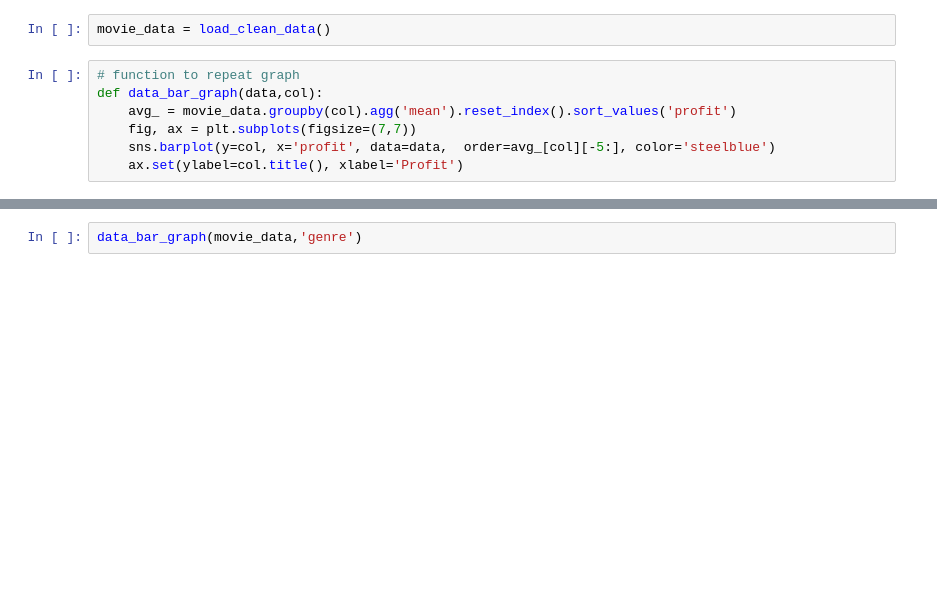
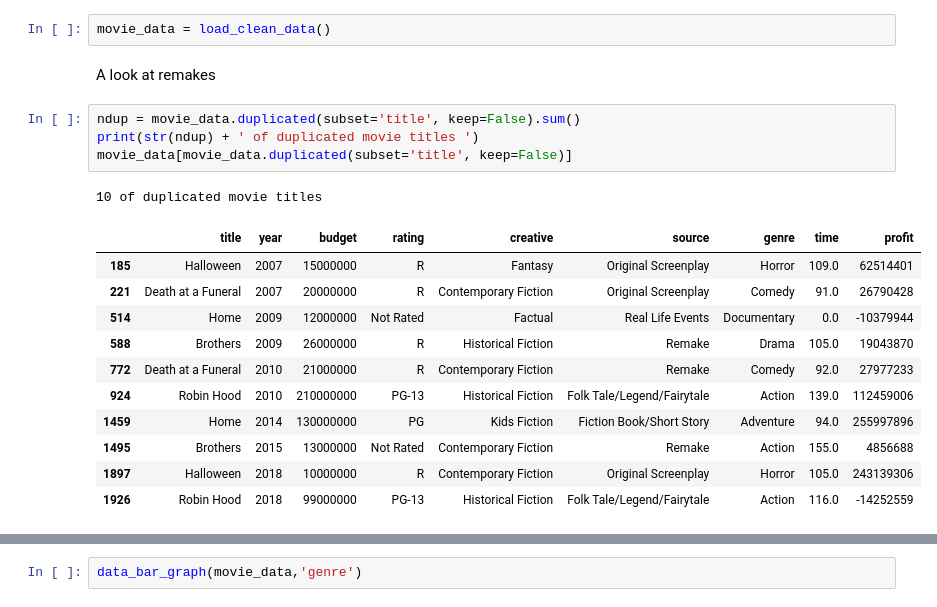
Before and after one commit to jleifnf/JN-Studio, a Jupyter notebook: JN-Studio.ipynb, the cells around one changed output, grey strips where cells are left out. Cells and saved outputs as stored; diff of their text form; blank space fills up the shorter version.

Commit message:
add more functions & edit README

```diff
--- a/JN-Studio.ipynb
+++ b/JN-Studio.ipynb
@@ -11,10 +13,22 @@ sns.set_style('darkgrid')
  Load and Clean MovieData.csv
 # %%
 movie_data = load_clean_data()
-# %%
-# function to repeat graph
-def data_bar_graph(data,col):
-    avg_ = movie_data.groupby(col).agg('mean').reset_index().sort_values('profit')
-    fig, ax = plt.subplots(figsize=(7,7))
-    sns.barplot(y=col, x='profit', data=data,  order=avg_[col][-5:], color='steelblue')
-    ax.set(ylabel=col.title(), xlabel='Profit')
+# %% [markdown]
+A look at remakes
+# %%
+ndup = movie_data.duplicated(subset='title', keep=False).sum()
+print(str(ndup) + ' of duplicated movie titles ')
+movie_data[movie_data.duplicated(subset='title', keep=False)]
+# %% [output]
+10 of duplicated movie titles
+|  | title | year | budget | rating | creative | source | genre | time | profit |
+| 185 | Halloween | 2007 | 15000000 | R | Fantasy | Original Screenplay | Horror | 109.0 | 62514401 |
+| 221 | Death at a Funeral | 2007 | 20000000 | R | Contemporary Fiction | Original Screenplay | Comedy | 91.0 | 26790428 |
+| 514 | Home | 2009 | 12000000 | Not Rated | Factual | Real Life Events | Documentary | 0.0 | -10379944 |
+| 588 | Brothers | 2009 | 26000000 | R | Historical Fiction | Remake | Drama | 105.0 | 19043870 |
+| 772 | Death at a Funeral | 2010 | 21000000 | R | Contemporary Fiction | Remake | Comedy | 92.0 | 27977233 |
+| 924 | Robin Hood | 2010 | 210000000 | PG-13 | Historical Fiction | Folk Tale/Legend/Fairytale | Action | 139.0 | 112459006 |
+| 1459 | Home | 2014 | 130000000 | PG | Kids Fiction | Fiction Book/Short Story | Adventure | 94.0 | 255997896 |
+| 1495 | Brothers | 2015 | 13000000 | Not Rated | Contemporary Fiction | Remake | Action | 155.0 | 4856688 |
+| 1897 | Halloween | 2018 | 10000000 | R | Contemporary Fiction | Original Screenplay | Horror | 105.0 | 243139306 |
+| 1926 | Robin Hood | 2018 | 99000000 | PG-13 | Historical Fiction | Folk Tale/Legend/Fairytale | Action | 116.0 | -14252559 |
```
Also changed, not shown: parts of 9 cells of this notebook, 2 other files.
